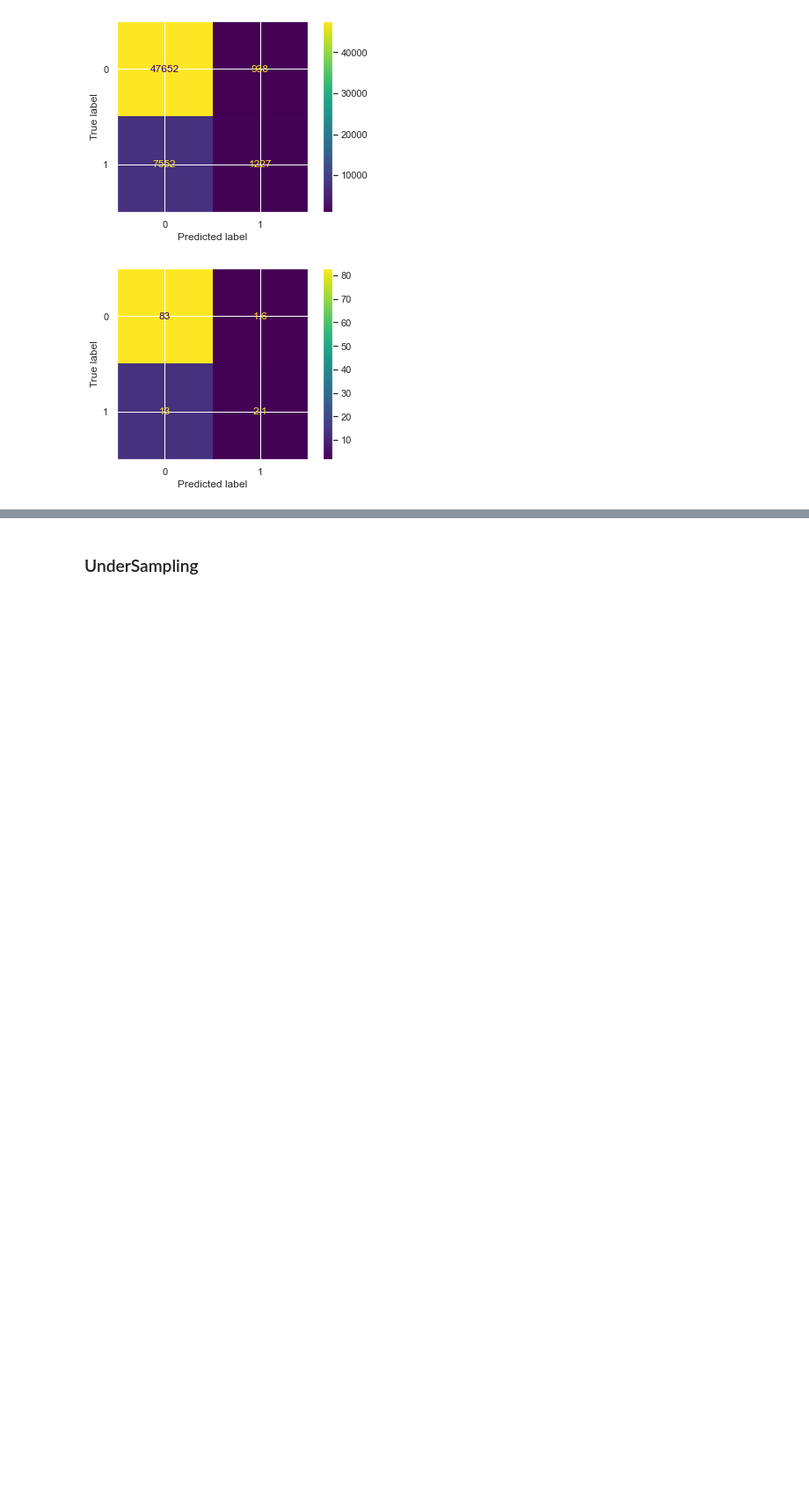
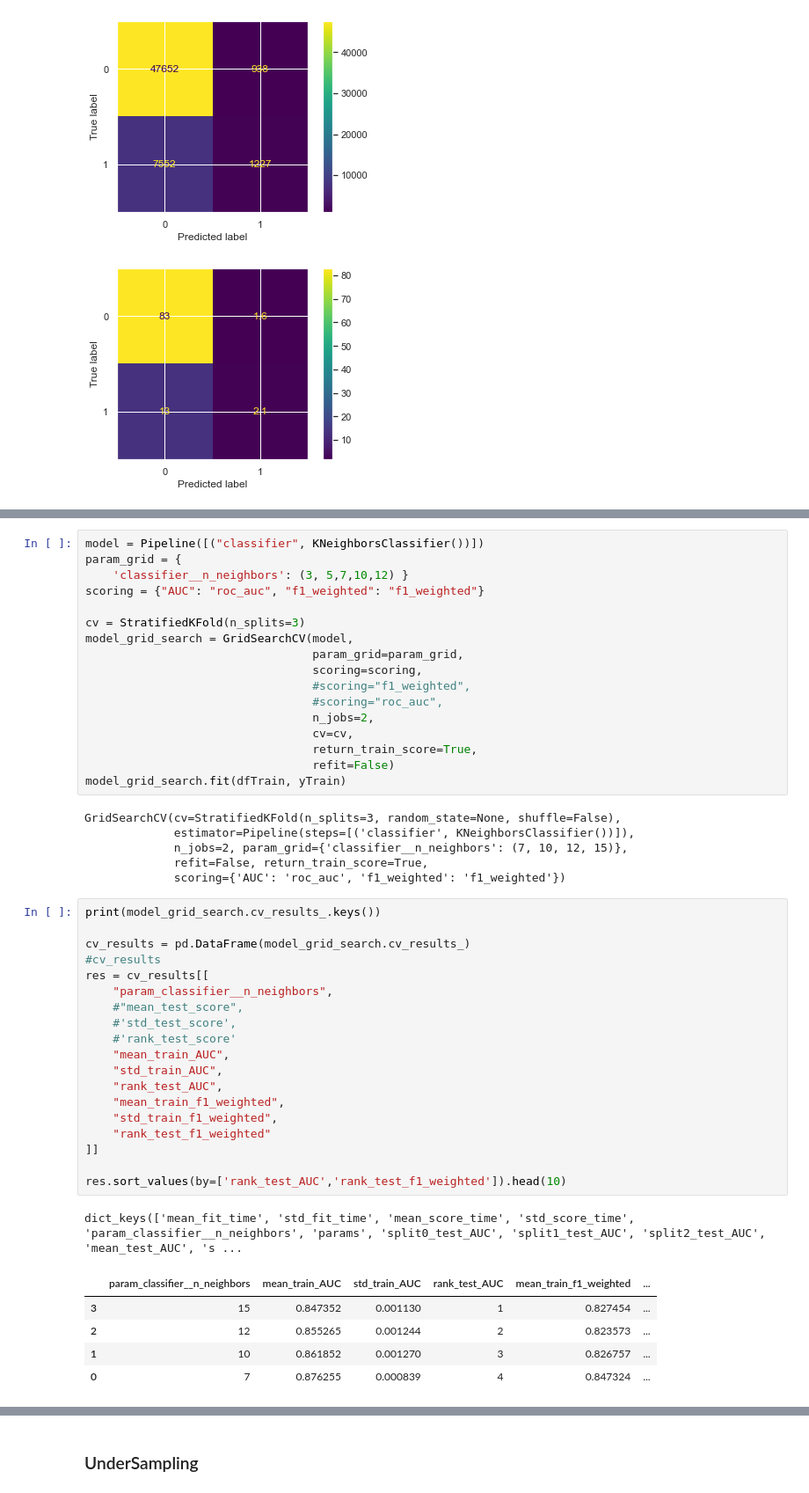
Before and after one commit to maclavijo/MLZoomcamp, a Jupyter notebook: MLZ_MidtermProject/Diabetes.ipynb, the cells around one changed output, grey strips where cells are left out. Shown at 88% size. Saved outputs shown, nothing was run; the diff lists cells and outputs as text; blank space fills up the shorter version.

```diff
--- a/MLZ_MidtermProject/Diabetes.ipynb
+++ b/MLZ_MidtermProject/Diabetes.ipynb
@@ -989,0 +1050,49 @@ model.fit(dfTrain, yTrain)
+# %%
+model = Pipeline([("classifier", KNeighborsClassifier())])
+param_grid = {
+    'classifier__n_neighbors': (3, 5,7,10,12) }
+scoring = {"AUC": "roc_auc", "f1_weighted": "f1_weighted"}
+
+cv = StratifiedKFold(n_splits=3)
+model_grid_search = GridSearchCV(model,
+                                 param_grid=param_grid,
+                                 scoring=scoring,
+                                 #scoring="f1_weighted",
+                                 #scoring="roc_auc",
+                                 n_jobs=2,
+                                 cv=cv,
+                                 return_train_score=True,
+                                 refit=False)
+model_grid_search.fit(dfTrain, yTrain)
+# %% [output]
+GridSearchCV(cv=StratifiedKFold(n_splits=3, random_state=None, shuffle=False),
+             estimator=Pipeline(steps=[('classifier', KNeighborsClassifier())]),
+             n_jobs=2, param_grid={'classifier__n_neighbors': (7, 10, 12, 15)},
+             refit=False, return_train_score=True,
+             scoring={'AUC': 'roc_auc', 'f1_weighted': 'f1_weighted'})
+# %%
+print(model_grid_search.cv_results_.keys())
+
+cv_results = pd.DataFrame(model_grid_search.cv_results_)
+#cv_results
+res = cv_results[[
+    "param_classifier__n_neighbors",
+    #"mean_test_score",
+    #'std_test_score',
+    #'rank_test_score'
+    "mean_train_AUC",
+    "std_train_AUC",
+    "rank_test_AUC",
+    "mean_train_f1_weighted",
+    "std_train_f1_weighted",
+    "rank_test_f1_weighted"
+]]
+
+res.sort_values(by=['rank_test_AUC','rank_test_f1_weighted']).head(10)
+# %% [output]
+dict_keys(['mean_fit_time', 'std_fit_time', 'mean_score_time', 'std_score_time', 'param_classifier__n_neighbors', 'params', 'split0_test_AUC', 'split1_test_AUC', 'split2_test_AUC', 'mean_test_AUC', 's ...
+|  | param_classifier__n_neighbors | mean_train_AUC | std_train_AUC | rank_test_AUC | mean_train_f1_weighted | ... |
+| 3 | 15 | 0.847352 | 0.001130 | 1 | 0.827454 | ... |
+| 2 | 12 | 0.855265 | 0.001244 | 2 | 0.823573 | ... |
+| 1 | 10 | 0.861852 | 0.001270 | 3 | 0.826757 | ... |
+| 0 | 7 | 0.876255 | 0.000839 | 4 | 0.847324 | ... |
```
Also changed, not shown: parts of 89 cells of this notebook.
